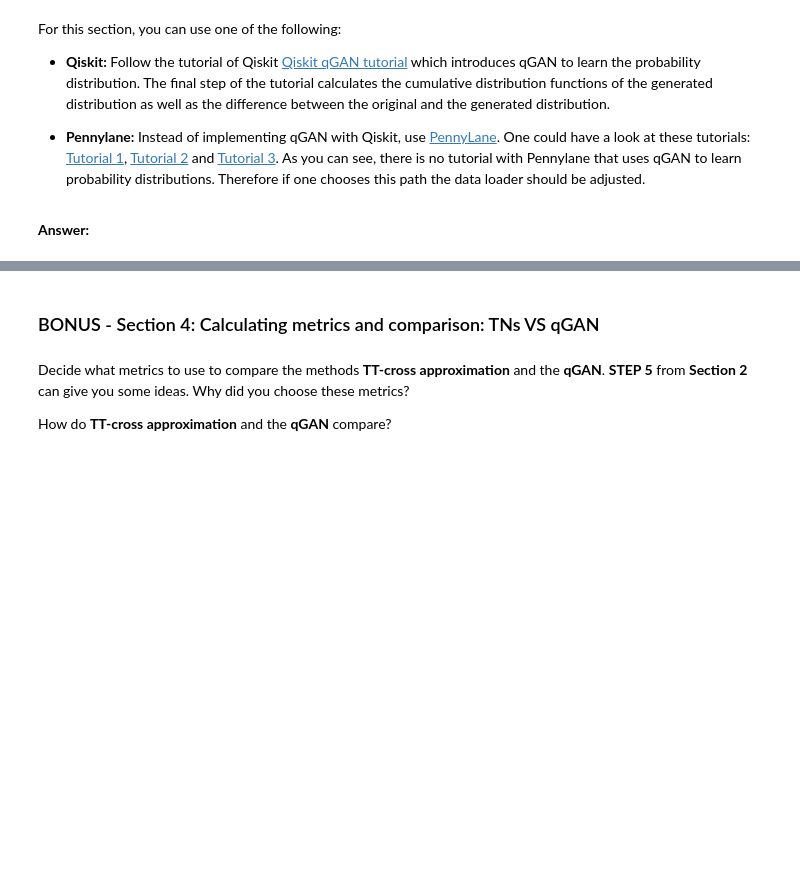
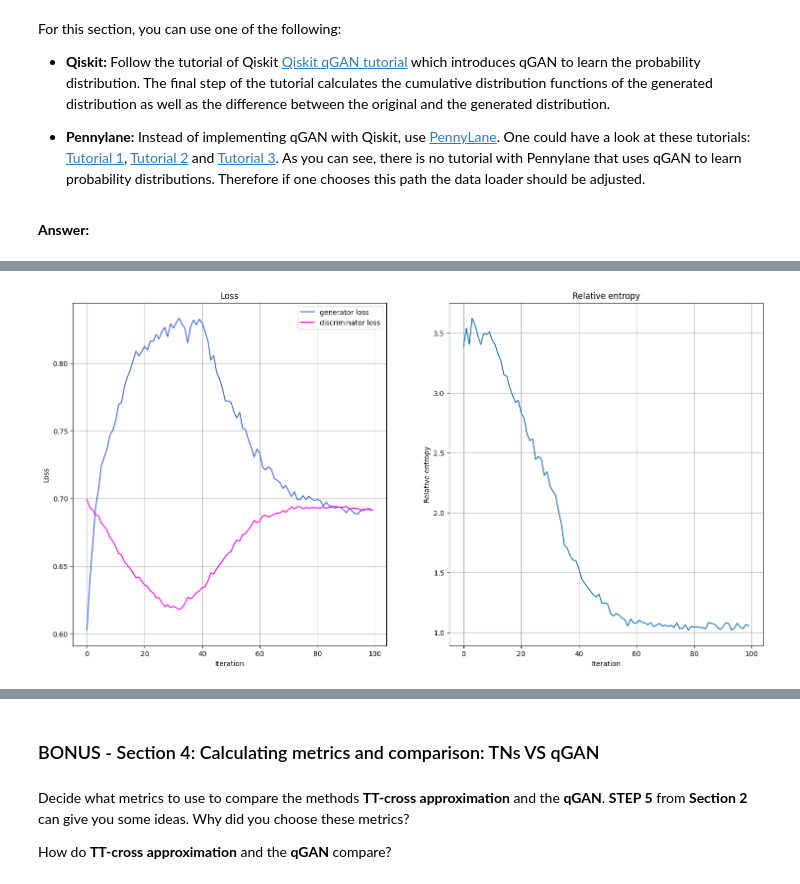
Before and after one commit to vodovozovaliza/no_qlue_tt_qmc, a Jupyter notebook: Challenge Moodys.ipynb, the cells around one changed output, grey strips where cells are left out. Saved outputs shown, nothing was run; the diff lists cells and outputs as text; code cells hidden in the pictures; blank space fills up the shorter version.

```diff
--- a/Challenge Moodys.ipynb
+++ b/Challenge Moodys.ipynb
@@ -2068,0 +2211,11 @@ For this section, you can use one of the following:
+# %%
+from torch.optim import Adam
+
+lr = 0.01  # learning rate
+b1 = 0.7  # first momentum parameter
+b2 = 0.999  # second momentum parameter
+
+generator_optimizer = Adam(generator.parameters(), lr=lr, betas=(b1, b2), weight_decay=0.005)
+discriminator_optimizer = Adam(
+    discriminator.parameters(), lr=lr, betas=(b1, b2), weight_decay=0.005
+)
@@ -2068,0 +2251,72 @@ For this section, you can use one of the following:
+# %%
+import time
+from scipy.stats import multivariate_normal, entropy
+import pickle
+
+n_epochs = 100
+
+num_qnn_outputs = num_discrete_values**num_dim
+
+generator_loss_values = []
+discriminator_loss_values = []
+entropy_values = []
+
+start = time.time()
+for epoch in range(n_epochs):
+
+    valid = torch.ones(num_qnn_outputs, 1, dtype=torch.float, device=device)
+    fake = torch.zeros(num_qnn_outputs, 1, dtype=torch.float, device=device)
+
+    # Configure input
+    real_dist = torch.tensor(prob_data, dtype=torch.float, device=device).reshape(-1, 1)
+
+    # Configure samples
+    samples = torch.tensor(grid_elements, dtype=torch.float, device=device)
+    disc_value = discriminator(samples)
+
+    # Generate data
+    gen_dist = generator(torch.tensor([], device=device)).reshape(-1, 1)
+
+    # Train generator
+    generator_optimizer.zero_grad()
+    generator_loss = adversarial_loss(disc_value, valid, gen_dist)
+
+    # store for plotting
+    generator_loss_values.append(generator_loss.detach().item())
+
+    generator_loss.backward(retain_graph=True)
+    generator_optimizer.step()
+
+    # Train Discriminator
+    discriminator_optimizer.zero_grad()
+
+    real_loss = adversarial_loss(disc_value, valid, real_dist)
+    fake_loss = adversarial_loss(disc_value, fake, gen_dist.detach())
+    discriminator_loss = (real_loss + fake_loss) / 2
+
+    # Store for plotting
+    discriminator_loss_values.append(discriminator_loss.detach().item())
+
+    discriminator_loss.backward()
+    discriminator_optimizer.step()
+
+    entropy_value = entropy(gen_dist.detach().cpu().squeeze().numpy(), prob_data)
+    entropy_values.append(entropy_value)
+
+    plot_training_progress()
+
+
+elapsed = time.time() - start
+
+# Save the loss values and relative entropies to a pickle file
+with open("training_metrics_2d.pkl", "wb") as f:
+    pickle.dump({
+        "generator_loss_values": generator_loss_values,
+        "discriminator_loss_values": discriminator_loss_values,
+        "entropy_values": entropy_values
+    }, f)
+
+
+print(f"Fit in {elapsed:0.2f} sec")
+# %% [output]
+[figure, added]
```
Also changed, not shown: parts of 19 cells of this notebook.
